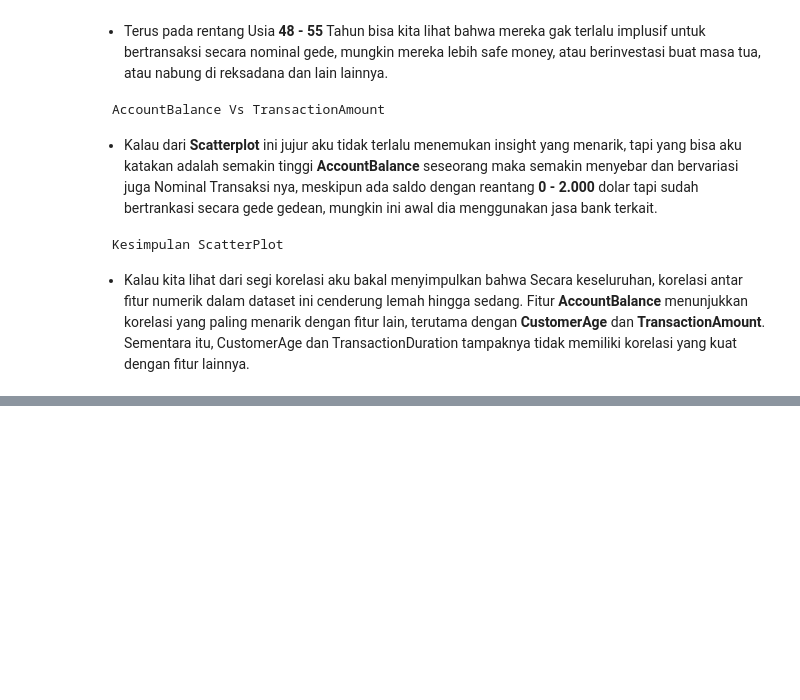
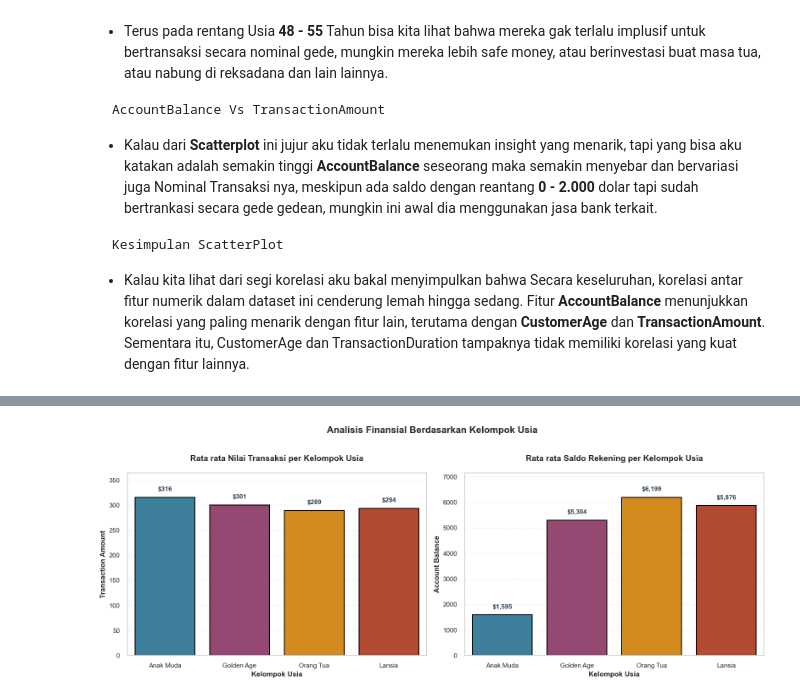
Before and after one commit to BagasNuryaman15/BMLP_SatriaDirgantaraNuryaman, a Jupyter notebook: [Clustering]BMLP_SatriaDirgantaraNuryaman.ipynb, the cells around one changed output, grey strips where cells are left out. Drawn from its saved outputs; the diff is of its cells as text; code cells hidden in the pictures; blank space fills up the shorter version.

Commit message:
Sudah tahap Pembersihan Data

```diff
--- a/[Clustering]BMLP_SatriaDirgantaraNuryaman.ipynb
+++ b/[Clustering]BMLP_SatriaDirgantaraNuryaman.ipynb
@@ -319,0 +380,83 @@ Kesimpulan ScatterPlot
+# %%
+# Copy DataFrame karena akan melakukan binning
+df_binning = df.copy()
+
+# Melakukan binning pada fitur 'CustomerAge'
+bins_age = [18, 25, 45, 65, 80]
+labels_age = ['Anak Muda', 'Golden Age', 'Orang Tua', 'Lansia']
+
+df_binning['AgeGroup'] = pd.cut(df_binning['CustomerAge'], bins=bins_age, labels=labels_age, right=False, include_lowest=True)
+df_binning['AgeGroup'] = pd.Categorical(df_binning['AgeGroup'], categories=labels_age, ordered=True)
+
+# Membuat Visualisasi Bar Chart
+fig, ax = plt.subplots(1, 2, figsize=(16, 6), facecolor='white')
+
+# Color palette yang lebih vibrant
+blue_palette = ['#2E86AB', '#A23B72', '#F18F01', '#C73E1D']
+
+# AgeGroup vs TransactionAmount
+sns.barplot(
+    data=df_binning,
+    x='AgeGroup',
+    y='TransactionAmount',
+    hue='AgeGroup',
+    ax=ax[0],
+    errorbar=None,
+    edgecolor='Black',
+    linewidth=1.5,
+    palette=blue_palette,
+    legend=False
+)
+
+# Improved annotations
+for i, bar in enumerate(ax[0].patches):
+    height = bar.get_height()
+    ax[0].text(bar.get_x() + bar.get_width()/2., height + 10,
+               f'${height:,.0f}',
+               ha='center', va='bottom',
+               fontsize=11, fontweight='bold', color='#2C3E50')
+
+ax[0].set_title('Rata rata Nilai Transaksi per Kelompok Usia', fontsize=14, fontweight='bold', pad=20)
+ax[0].set_xlabel('Kelompok Usia', fontsize=12, fontweight='600')
+ax[0].set_ylabel('Transaction Amount', fontsize=12, fontweight='600')
+ax[0].grid(True, linestyle='--', alpha=0.3, axis='y')
+ax[0].set_ylim(0, ax[0].get_ylim()[1] * 1.1)
+
+# AgeGroup vs AccountBalance
+sns.barplot(
+    data=df_binning,
+    x='AgeGroup',
+    y='AccountBalance',
+    hue='AgeGroup',
+    ax=ax[1],
+    errorbar=None,
+    edgecolor='Black',
+    linewidth=1.5,
+    palette=blue_palette,
+    legend=False
+)
+
+for i, bar in enumerate(ax[1].patches):
+    height = bar.get_height()
+    ax[1].text(bar.get_x() + bar.get_width()/2., height + 200,
+               f'${height:,.0f}',
+               ha='center', va='bottom',
+               fontsize=11, fontweight='bold', color='#2C3E50')
+
+ax[1].set_title('Rata rata Saldo Rekening per Kelompok Usia', fontsize=14, fontweight='bold', pad=20)
+ax[1].set_xlabel('Kelompok Usia', fontsize=12, fontweight='600')
+ax[1].set_ylabel('Account Balance', fontsize=12, fontweight='600')
+ax[1].grid(True, linestyle='--', alpha=0.3, axis='y')
+ax[1].set_ylim(0, ax[1].get_ylim()[1] * 1.1)
+
+# Judul dan penataan
+plt.suptitle('Analisis Finansial Berdasarkan Kelompok Usia',fontsize=16, fontweight='bold', y=1.02)
+plt.tight_layout()
+plt.show()
+
+# Insight nya
+print('KEY INSIGHTS')
+print(f'Kelompok Usia dengan transaksi tertinggi: {df_binning.groupby("AgeGroup", observed=False)["TransactionAmount"].mean().idxmax()}')
+print(f'Kelompok Usia dengan saldo tertinggi: {df_binning.groupby("AgeGroup", observed=False)["AccountBalance"].mean().idxmax()}')
+# %% [output]
+[figure, added]
```
Also changed, not shown: parts of 43 cells of this notebook.
